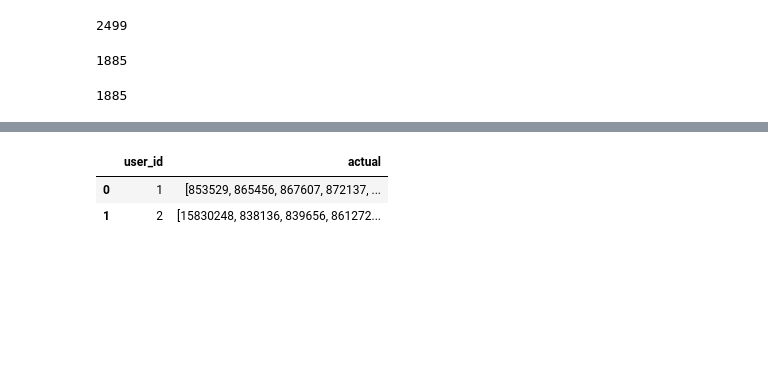
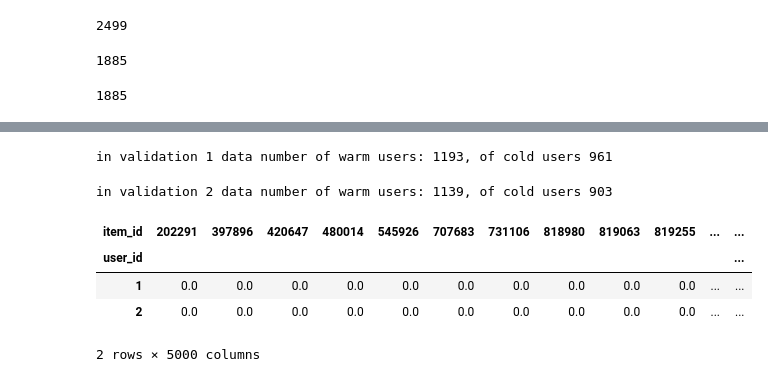
Before and after one commit to aldalinde/ReSys, a Jupyter notebook: final_project/rs_project.ipynb, the cells around one changed output, grey strips where cells are left out. Cells and saved outputs as stored; diff of their text form; code cells hidden in the pictures; blank space fills up the shorter version.

```diff
--- a/final_project/rs_project.ipynb
+++ b/final_project/rs_project.ipynb
@@ -98,0 +134,4 @@ prefiltered_train_lvl_1['user_id'].nunique()
+# %%
+print(f'in validation 1 data number of warm users: {len(warm_users_1)}, of cold users {len(cold_users_1)}')
+# %% [output]
+in validation 1 data number of warm users: 1193, of cold users 961
@@ -99 +141,5 @@ prefiltered_train_lvl_1['user_id'].nunique()
+# %%
+print(f'in validation 2 data number of warm users: {len(warm_users_2)}, of cold users {len(cold_users_2)}')
+# %% [output]
+in validation 2 data number of warm users: 1139, of cold users 903
 # %%
@@ -101,13 +148,13 @@ user_item_matrix = pd.pivot_table(prefiltered_train_lvl_1, index='user_id', colu
                                       aggfunc='count', fill_value=0)
 user_item_matrix = user_item_matrix.astype(float)
 sparse_user_item = csr_matrix(user_item_matrix).tocsr()
-# %%
-result_lvl_1 = data_val_lvl_1.groupby('user_id')['item_id'].unique().reset_index()
-result_lvl_1.columns=['user_id', 'actual']
-result_lvl_1.head(2)
-# %% [output]
-|  | user_id | actual |
-| 0 | 1 | [853529, 865456, 867607, 872137, ... |
-| 1 | 2 | [15830248, 838136, 839656, 861272... |
+# %%
+user_item_matrix.head(2)
+# %% [output]
+| item_id | 202291 | 397896 | 420647 | 480014 | 545926 | 707683 | 731106 | 818980 | 819063 | 819255 | ... | ... |
+| user_id |  |  |  |  |  |  |  |  |  |  |  | ... |
+| 1 | 0.0 | 0.0 | 0.0 | 0.0 | 0.0 | 0.0 | 0.0 | 0.0 | 0.0 | 0.0 | ... | ... |
+| 2 | 0.0 | 0.0 | 0.0 | 0.0 | 0.0 | 0.0 | 0.0 | 0.0 | 0.0 | 0.0 | ... | ... |
+2 rows × 5000 columns
 # %%
 als_model = MainRecommender(prefiltered_train_lvl_1)
```
Also changed, not shown: parts of 104 cells of this notebook.
